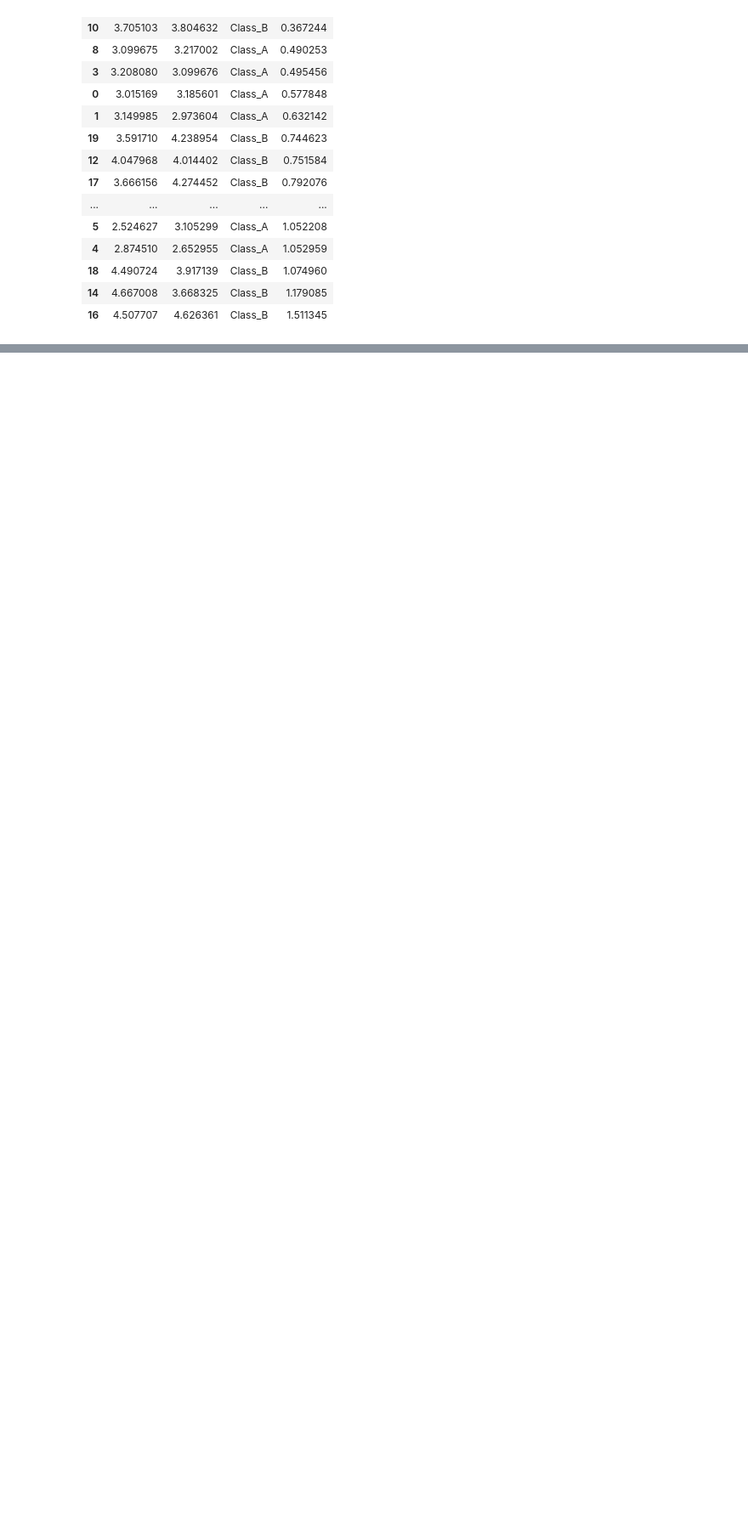
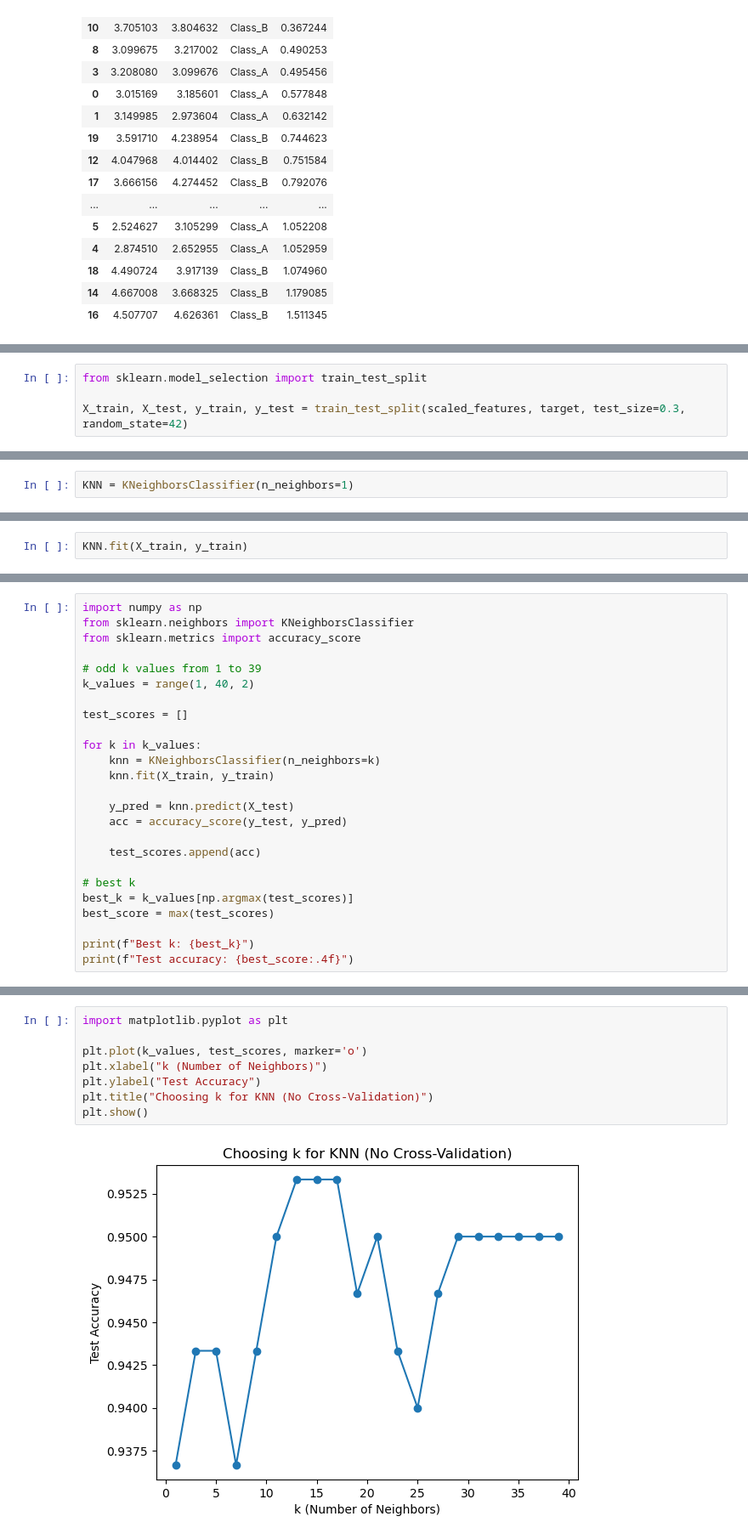
Before and after one commit to RishatTalukder/Machine-Learning-Zero-to-Hero, a Jupyter notebook: 10_k_Nearest_Neighbor/22_K_Nearest_NeighBor.ipynb, the cells around one changed output, grey strips where cells are left out. Shown at 85% size. Saved outputs shown, nothing was run; the diff lists cells and outputs as text; blank space fills up the shorter version.

```diff
--- a/10_k_Nearest_Neighbor/22_K_Nearest_NeighBor.ipynb
+++ b/10_k_Nearest_Neighbor/22_K_Nearest_NeighBor.ipynb
@@ -387,0 +565,4 @@ Wow, some many pros and so many cons. But it's a very easy algorithm to get your
+# %%
+from sklearn.model_selection import train_test_split
+
+X_train, X_test, y_train, y_test = train_test_split(scaled_features, target, test_size=0.3, random_state=42)
@@ -387,0 +577,2 @@ Wow, some many pros and so many cons. But it's a very easy algorithm to get your
+# %%
+KNN = KNeighborsClassifier(n_neighbors=1)
@@ -387,0 +581,2 @@ Wow, some many pros and so many cons. But it's a very easy algorithm to get your
+# %%
+KNN.fit(X_train, y_train)
@@ -387,0 +652,25 @@ Wow, some many pros and so many cons. But it's a very easy algorithm to get your
+# %%
+import numpy as np
+from sklearn.neighbors import KNeighborsClassifier
+from sklearn.metrics import accuracy_score
+
+# odd k values from 1 to 39
+k_values = range(1, 40, 2)
+
+test_scores = []
+
+for k in k_values:
+    knn = KNeighborsClassifier(n_neighbors=k)
+    knn.fit(X_train, y_train)
+
+    y_pred = knn.predict(X_test)
+    acc = accuracy_score(y_test, y_pred)
+
+    test_scores.append(acc)
+
+# best k
+best_k = k_values[np.argmax(test_scores)]
+best_score = max(test_scores)
+
+print(f"Best k: {best_k}")
+print(f"Test accuracy: {best_score:.4f}")
@@ -387,0 +684,10 @@ Wow, some many pros and so many cons. But it's a very easy algorithm to get your
+# %%
+import matplotlib.pyplot as plt
+
+plt.plot(k_values, test_scores, marker='o')
+plt.xlabel("k (Number of Neighbors)")
+plt.ylabel("Test Accuracy")
+plt.title("Choosing k for KNN (No Cross-Validation)")
+plt.show()
+# %% [output]
+[figure, added]
```
Also changed, not shown: parts of 28 cells of this notebook, 3 other files.
